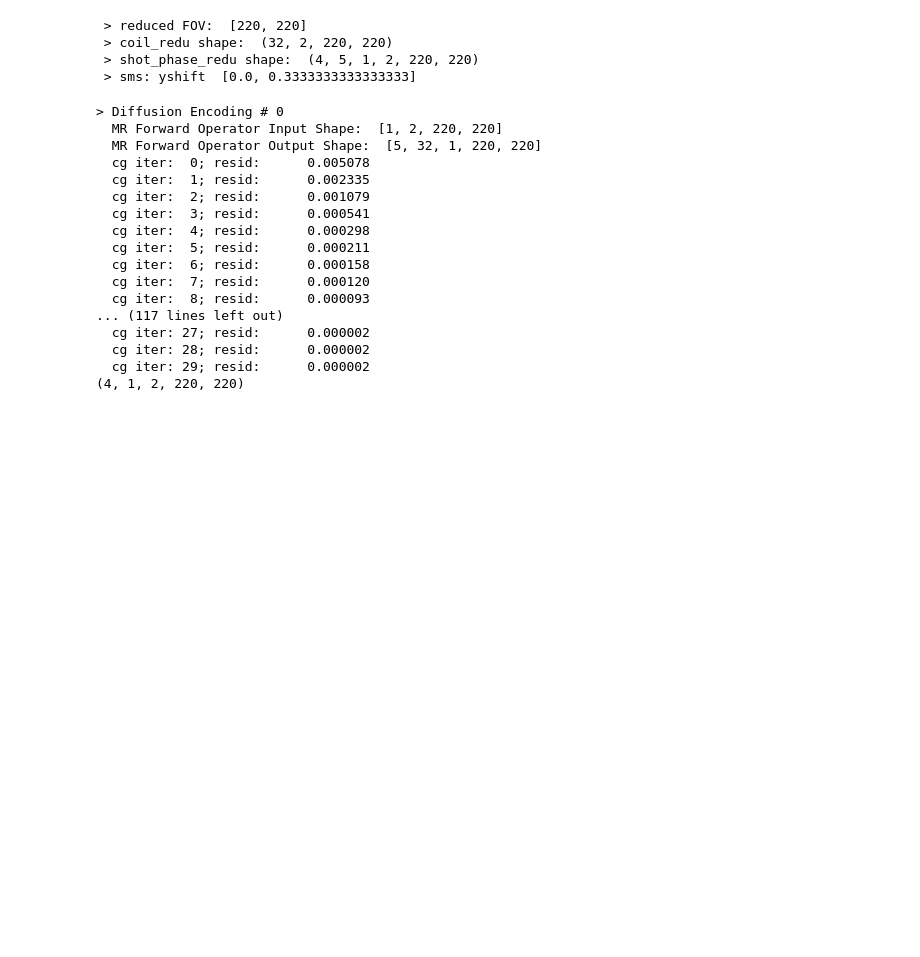
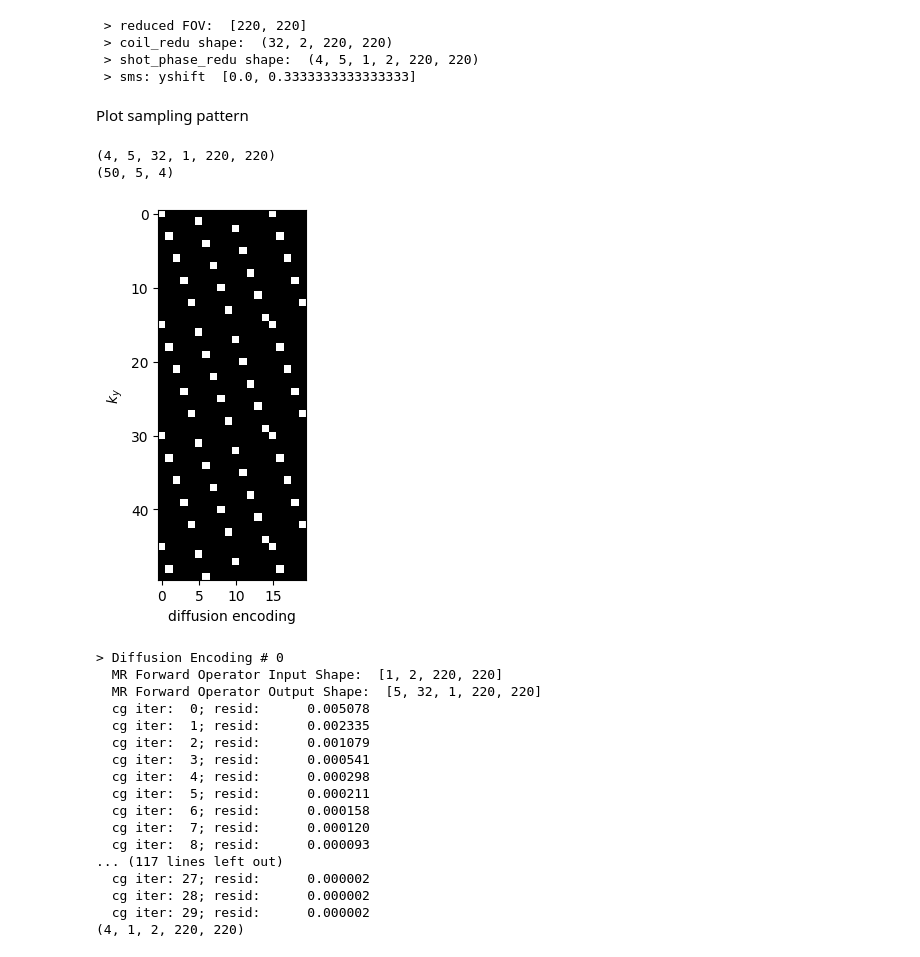
Before and after one commit to ZhengguoTan/NAViEPI, a Jupyter notebook: demo_jets_diffusion_mri_7t_llr.ipynb, the cells around one changed output. Drawn from its saved outputs; the diff is of its cells as text; code cells hidden in the pictures; blank space fills up the shorter version.

Commit message:
add the plot of sampling patterns

```diff
--- a/demo_jets_diffusion_mri_7t_llr.ipynb
+++ b/demo_jets_diffusion_mri_7t_llr.ipynb
@@ -229,6 +218,42 @@ sms_phase_redu = sms.get_sms_phase_shift([MB] + small_fov, MB=MB, yshift=yshift)
  > coil_redu shape:  (32, 2, 220, 220)
  > shot_phase_redu shape:  (4, 5, 1, 2, 220, 220)
  > sms: yshift  [0.0, 0.3333333333333333]
+# %% [markdown]
+Plot sampling pattern
+# %%
+import matplotlib.pyplot as plt
+
+print(kdat_prep_redu.shape)
+
+ylen = 50
+
+kl = kdat_prep_redu[:, :, 0, 0, 34:34+ylen, 10].T
+print(kl.shape)
+
+ind = kl != 0
+
+kl1 = np.zeros_like(kl)
+kl1[ind] = 1
+
+
+kl2 = np.zeros_like(kl, shape=[ylen, np.prod(kl.shape[1:])])
+
+for n in range(N_diff):
+  kl2[:, 5*n:5*(n+1)] = kl1[..., n]
+
+fig, ax = plt.subplots(1, 1)
+
+ax.imshow(abs(kl2), cmap='gray',
+           interpolation='None')
+ax.set_xticks(range(0, 20, 5))
+ax.set_aspect('equal', 'box')
+ax.set_xlabel('diffusion encoding')
+ax.set_ylabel('$k_y$')
+plt.show()
+# %% [output]
+(4, 5, 32, 1, 220, 220)
+(50, 5, 4)
+[figure, added]
 # %%
 # copy data to GPU
 import torch
```
Also changed, not shown: parts of 2 cells of this notebook.
